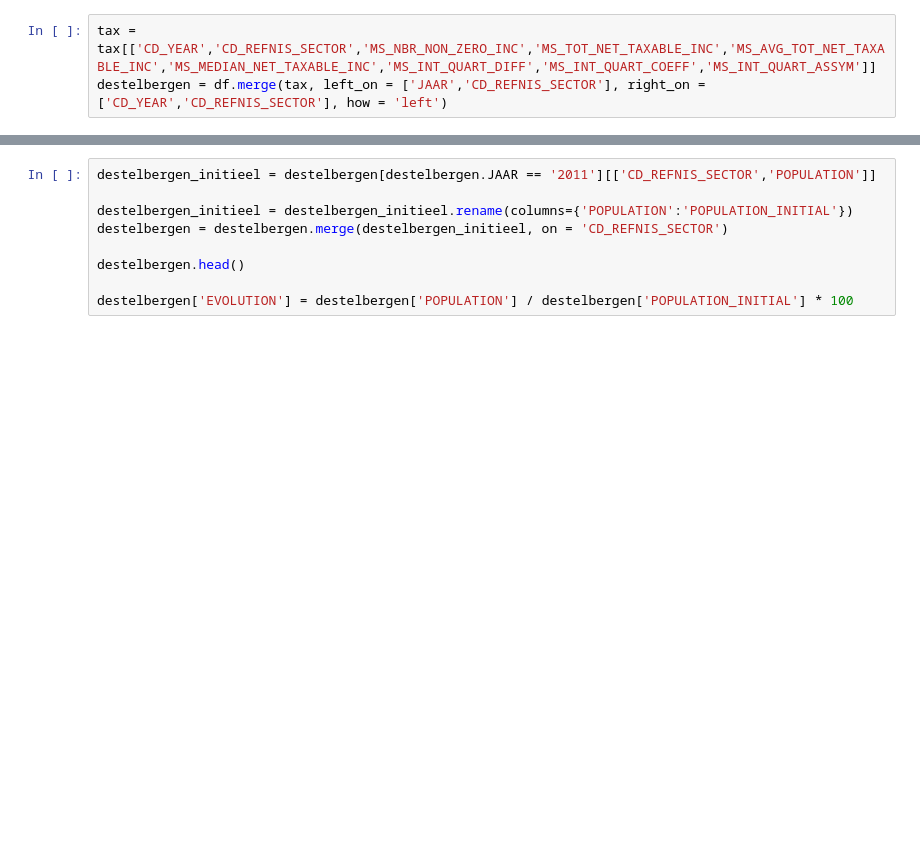
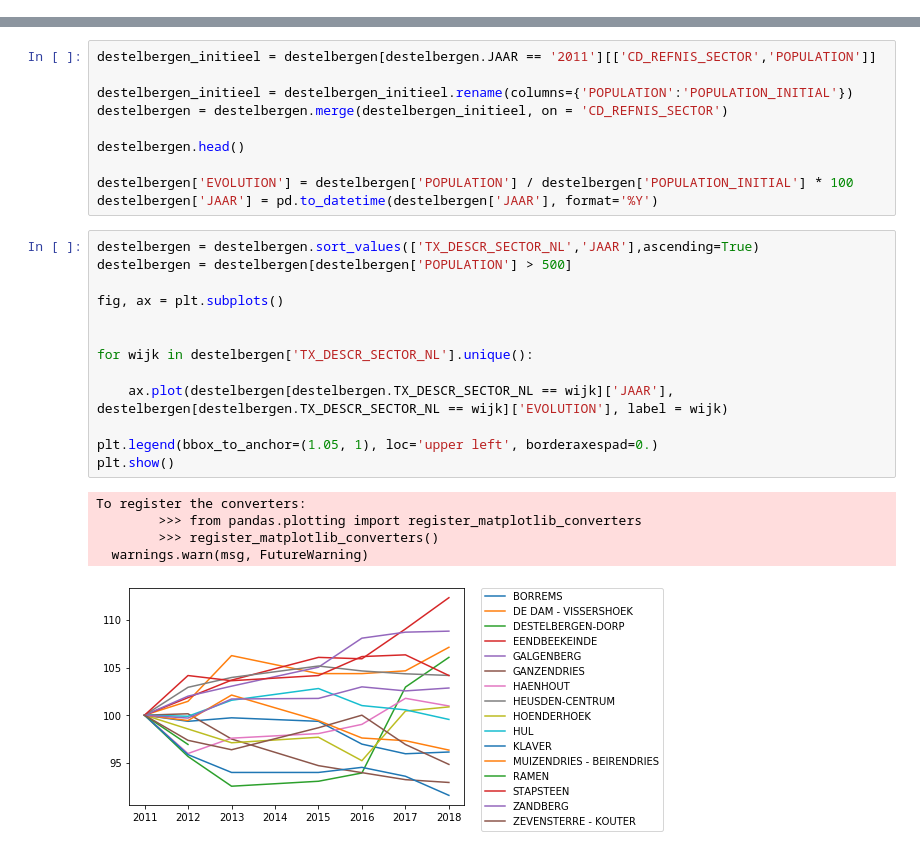
Before and after one commit to RoelPi/SECT_POP, a Jupyter notebook: sandbox.ipynb, the cells around one changed output, grey strips where cells are left out. Cells and saved outputs as stored; diff of their text form; blank space fills up the shorter version.

```diff
--- a/sandbox.ipynb
+++ b/sandbox.ipynb
@@ -62,3 +82,0 @@ df.set_index(df['JAAR'].map(str) + '_' + df['CD_REFNIS_SECTOR'].map(str))
-# %%
-tax = tax[['CD_YEAR','CD_REFNIS_SECTOR','MS_NBR_NON_ZERO_INC','MS_TOT_NET_TAXABLE_INC','MS_AVG_TOT_NET_TAXABLE_INC','MS_MEDIAN_NET_TAXABLE_INC','MS_INT_QUART_DIFF','MS_INT_QUART_COEFF','MS_INT_QUART_ASSYM']]
-destelbergen = df.merge(tax, left_on = ['JAAR','CD_REFNIS_SECTOR'], right_on = ['CD_YEAR','CD_REFNIS_SECTOR'], how = 'left')
@@ -81,3 +124,23 @@ destelbergen = destelbergen.merge(destelbergen_initieel, on = 'CD_REFNIS_SECTOR'
 destelbergen.head()
 
 destelbergen['EVOLUTION'] = destelbergen['POPULATION'] / destelbergen['POPULATION_INITIAL'] * 100
+destelbergen['JAAR'] = pd.to_datetime(destelbergen['JAAR'], format='%Y')
+# %%
+destelbergen = destelbergen.sort_values(['TX_DESCR_SECTOR_NL','JAAR'],ascending=True)
+destelbergen = destelbergen[destelbergen['POPULATION'] > 500]
+
+fig, ax = plt.subplots()
+
+
+for wijk in destelbergen['TX_DESCR_SECTOR_NL'].unique():
+
+    ax.plot(destelbergen[destelbergen.TX_DESCR_SECTOR_NL == wijk]['JAAR'], destelbergen[destelbergen.TX_DESCR_SECTOR_NL == wijk]['EVOLUTION'], label = wijk)
+
+plt.legend(bbox_to_anchor=(1.05, 1), loc='upper left', borderaxespad=0.)
+plt.show()
+# %% [output]
+To register the converters:
+        >>> from pandas.plotting import register_matplotlib_converters
+        >>> register_matplotlib_converters()
+  warnings.warn(msg, FutureWarning)
+[figure, added]
```
Also changed, not shown: parts of 20 cells of this notebook.
